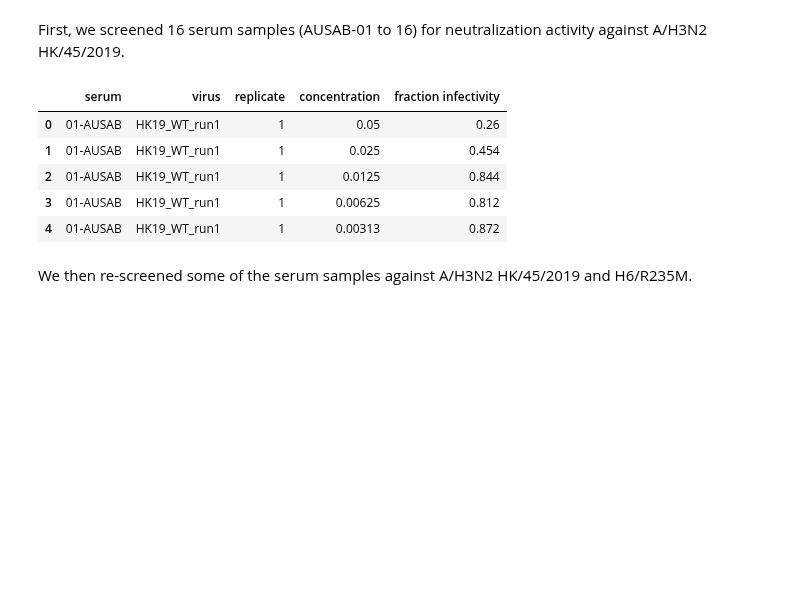
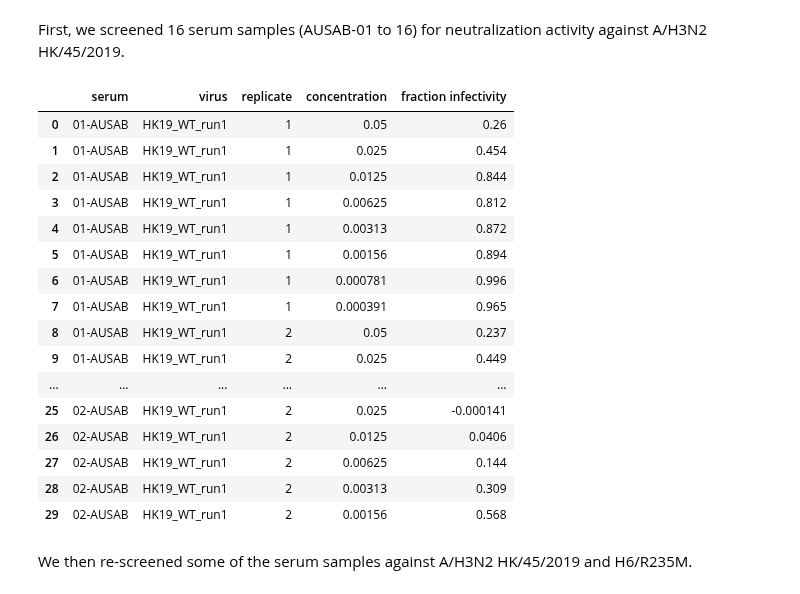
Before and after one commit to sorsinelli/flu_h3_hk19_dms_ic50, a Jupyter notebook: experiments/neut_assays/analyze_sera_neut_screening.ipynb, the cells around one changed output. Saved outputs shown, nothing was run; the diff lists cells and outputs as text; code cells hidden in the pictures; blank space fills up the shorter version.

Commit message:
add new neut data

```diff
--- a/experiments/neut_assays/analyze_sera_neut_screening.ipynb
+++ b/experiments/neut_assays/analyze_sera_neut_screening.ipynb
@@ -17,16 +17,27 @@ First, we screened 16 serum samples (AUSAB-01 to 16) for neutralization activity
 # %%
 data_run1 = (
     pd.read_excel('neut_data/2022-01-14-HK19_AlexGreninger_AUSAB01-16_tidy.xlsx')
       .assign(virus='HK19_WT_run1')
 )
-data_run1.head()
+data_run1.head(30)
 # %% [output]
 |  | serum | virus | replicate | concentration | fraction infectivity |
 | 0 | 01-AUSAB | HK19_WT_run1 | 1 | 0.05 | 0.26 |
 | 1 | 01-AUSAB | HK19_WT_run1 | 1 | 0.025 | 0.454 |
 | 2 | 01-AUSAB | HK19_WT_run1 | 1 | 0.0125 | 0.844 |
 | 3 | 01-AUSAB | HK19_WT_run1 | 1 | 0.00625 | 0.812 |
 | 4 | 01-AUSAB | HK19_WT_run1 | 1 | 0.00313 | 0.872 |
+| 5 | 01-AUSAB | HK19_WT_run1 | 1 | 0.00156 | 0.894 |
+| 6 | 01-AUSAB | HK19_WT_run1 | 1 | 0.000781 | 0.996 |
+| 7 | 01-AUSAB | HK19_WT_run1 | 1 | 0.000391 | 0.965 |
+| 8 | 01-AUSAB | HK19_WT_run1 | 2 | 0.05 | 0.237 |
+| 9 | 01-AUSAB | HK19_WT_run1 | 2 | 0.025 | 0.449 |
+| ... | ... | ... | ... | ... | ... |
+| 25 | 02-AUSAB | HK19_WT_run1 | 2 | 0.025 | -0.000141 |
+| 26 | 02-AUSAB | HK19_WT_run1 | 2 | 0.0125 | 0.0406 |
+| 27 | 02-AUSAB | HK19_WT_run1 | 2 | 0.00625 | 0.144 |
+| 28 | 02-AUSAB | HK19_WT_run1 | 2 | 0.00313 | 0.309 |
+| 29 | 02-AUSAB | HK19_WT_run1 | 2 | 0.00156 | 0.568 |
 # %% [markdown]
 We then re-screened some of the serum samples against A/H3N2 HK/45/2019 and H6/R235M.
 # %%
```
Also changed, not shown: parts of 4 cells of this notebook, 1 other file.
